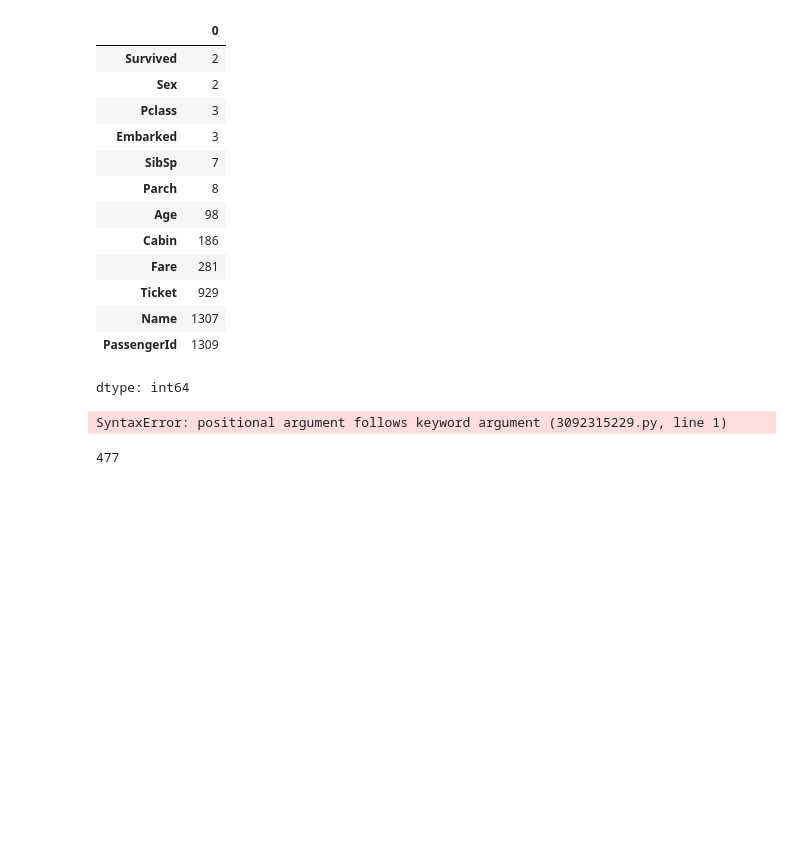
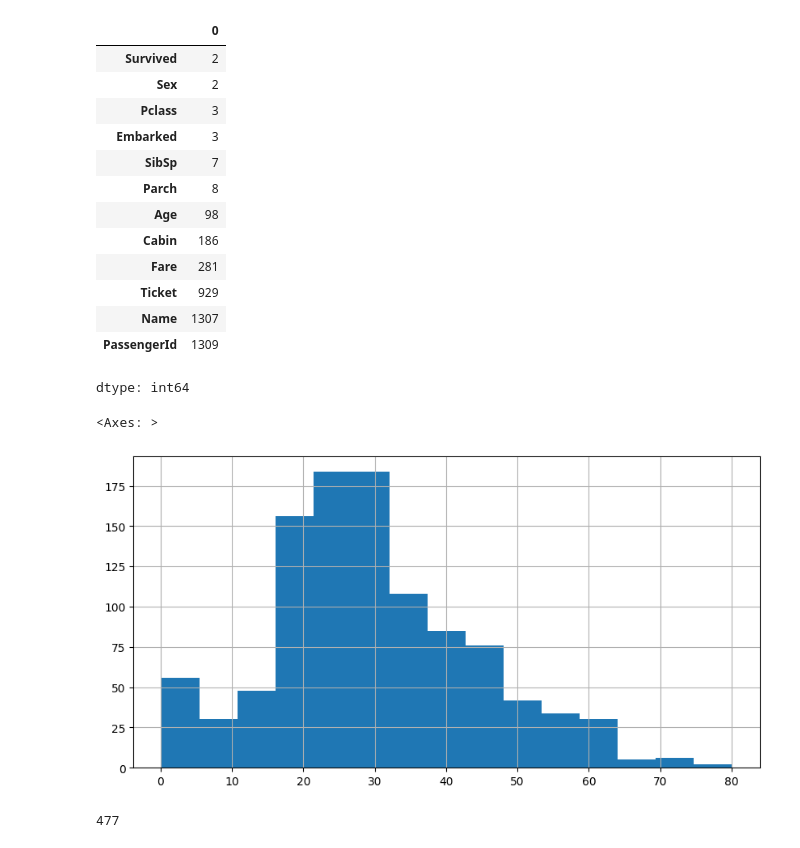
Before and after one commit to europecodingschool/ECS---VB---YZ---08.26, a Jupyter notebook: VB_YZ_Ders_7_.ipynb, the cells around one changed output. Saved outputs shown, nothing was run; the diff lists cells and outputs as text; code cells hidden in the pictures; blank space fills up the shorter version.

```diff
--- a/VB_YZ_Ders_7_.ipynb
+++ b/VB_YZ_Ders_7_.ipynb
@@ -202,9 +202,10 @@ dtype: int64
 #kardinal - çok sayıda farklı ve metinsel - Name,Ticket,Cabin
 #kimlik - her satır farklıysa bir numaraysa - PassengerId
 # %%
-#df["Age"].hist(bins=15, figsize(10,5))
+df["Age"].hist(bins=15, figsize=(10,5))
 # %% [output]
-SyntaxError: positional argument follows keyword argument (3092315229.py, line 1)
+<Axes: >
+[figure, added]
 # %%
 len(df[df['Age']>=30])
 # %% [output]
```
Also changed, not shown: parts of 8 cells of this notebook.
